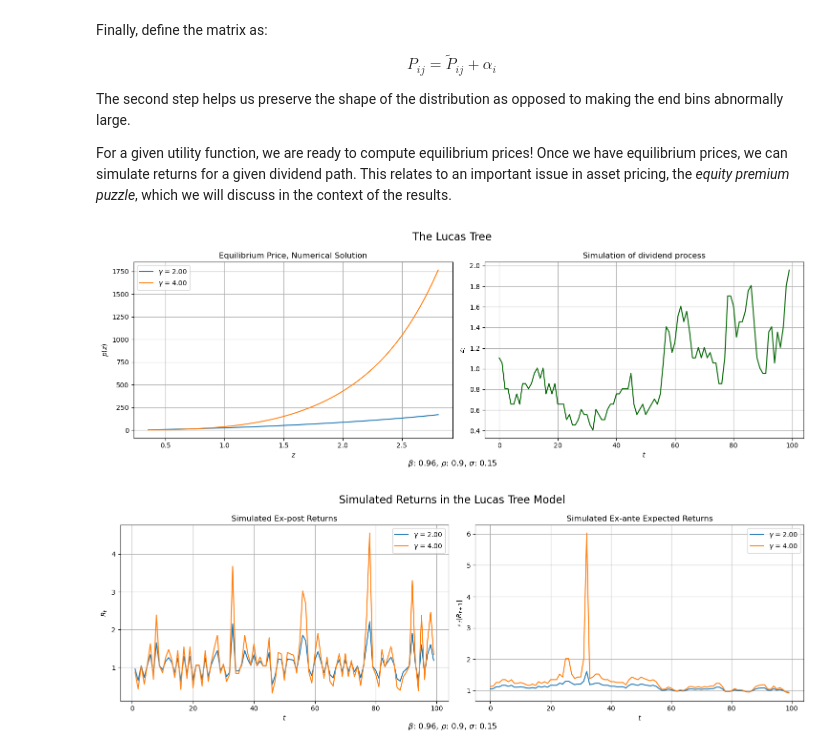
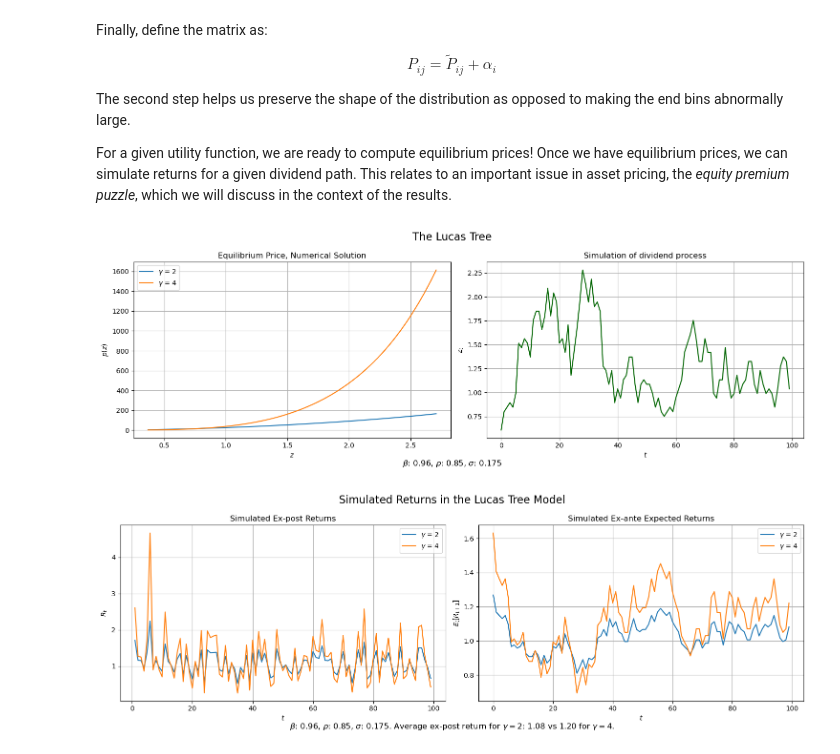
Before and after one commit to dandoreyrodriguez/computation_for_dynamic_programming, a Jupyter notebook: class_2.ipynb, the cells around one changed output. Saved outputs shown, nothing was run; the diff lists cells and outputs as text; code cells hidden in the pictures.

```diff
--- a/class_2.ipynb
+++ b/class_2.ipynb
@@ -201,7 +201,7 @@ def VFI_Lucas(beta, gamma, grid_size, z_grid, P, p_initial, threshold):
 # set up the class
 class LucasAssetTree:
     # initialise
-    def __init__(self, grid_size, gamma , beta = 0.96, rho = 0.9, sigma = 0.15, m = 3, threshold = 1e-6):
+    def __init__(self, grid_size, gamma , beta = 0.96, rho = 0.85, sigma = 0.175, m = 3, threshold = 1e-6):
 
         # set parameters
         self.N = grid_size
@@ -297,7 +297,7 @@ class LucasAssetTree:
 # pick on size of grid for plot
 plot_grid_size = 50
 plot_simulation_length = 100
-lucas_seed = 1978
+lucas_seed = 78
 
 # An example with gamma = 2
 lucas_ex1 = LucasAssetTree(plot_grid_size, 2)
@@ -305,6 +305,7 @@ lucas_ex1.solve()
 lucas_ex1.simulate_Lucas(T=plot_simulation_length,seed = lucas_seed)
 lucas_ex1.ex_post_returns()
 lucas_ex1.ex_ante_returns()
+av_1_post = np.nanmean(lucas_ex1.sim_ex_post_r)
 
 # An example with gamma = 4
 lucas_ex2 = LucasAssetTree(plot_grid_size, 4)
@@ -312,14 +313,15 @@ lucas_ex2.solve()
 lucas_ex2.simulate_Lucas(T=plot_simulation_length, seed = lucas_seed)
 lucas_ex2.ex_post_returns()
 lucas_ex2.ex_ante_returns()
+av_2_post = np.nanmean(lucas_ex2.sim_ex_post_r)
 
 
 # initialise the figure of 2 plots
 fig_1, axs_1 = plt.subplots(1, 2, figsize=(15, 5))
 # plot the price function
 axs_1[0].set_title('Equilibrium Price, Numerical Solution')
-axs_1[0].plot(lucas_ex1.z_grid, lucas_ex1.p_final, label = fr'$\gamma$ = {lucas_ex1.gamma:.2f}')
-axs_1[0].plot(lucas_ex2.z_grid, lucas_ex2.p_final, label = fr'$\gamma$ = {lucas_ex2.gamma:.2f}')
+axs_1[0].plot(lucas_ex1.z_grid, lucas_ex1.p_final, label = fr'$\gamma$ = {lucas_ex1.gamma}')
+axs_1[0].plot(lucas_ex2.z_grid, lucas_ex2.p_final, label = fr'$\gamma$ = {lucas_ex2.gamma}')
 axs_1[0].set_xlabel(r"$z$")
 axs_1[0].set_ylabel(r"$p(z)$")
 axs_1[0].legend()
@@ -334,37 +336,37 @@ axs_1[1].grid()
 # set title
 fig_1.suptitle(f'The Lucas Tree', fontsize=16)
 # subtitle
 fig_1.text(0.5, 0, rf'$\beta$: {lucas_ex1.beta}, $\rho$: {lucas_ex1.rho}, $\sigma$: {lucas_ex1.sigma}', ha='center', fontsize=12)
 plt.tight_layout()
 plt.show()
 
 # initialize the figure
 fig_2, axs_2 = plt.subplots(1, 2, figsize=(15, 5))
 # ex-post returns
 axs_2[0].set_title('Simulated Ex-post Returns')
-axs_2[0].plot(range(plot_simulation_length), lucas_ex1.sim_ex_post_r, label=fr'$\gamma$ = {lucas_ex1.gamma:.2f}')
-axs_2[0].plot(range(plot_simulation_length), lucas_ex2.sim_ex_post_r, label=fr'$\gamma$ = {lucas_ex2.gamma:.2f}')
+axs_2[0].plot(range(plot_simulation_length), lucas_ex1.sim_ex_post_r, label=fr'$\gamma$ = {lucas_ex1.gamma}')
+axs_2[0].plot(range(plot_simulation_length), lucas_ex2.sim_ex_post_r, label=fr'$\gamma$ = {lucas_ex2.gamma}')
 axs_2[0].set_xlabel(rf"$t$")
 axs_2[0].set_ylabel(rf"$R_t$")
 axs_2[0].legend()
 axs_2[0].grid()
 
 # ex-ante returns
 axs_2[1].set_title('Simulated Ex-ante Expected Returns')
-axs_2[1].plot(range(plot_simulation_length), lucas_ex1.sim_ex_ante_r, label=fr'$\gamma$ = {lucas_ex1.gamma:.2f}')
-axs_2[1].plot(range(plot_simulation_length), lucas_ex2.sim_ex_ante_r, label=fr'$\gamma$ = {lucas_ex2.gamma:.2f}')
+axs_2[1].plot(range(plot_simulation_length), lucas_ex1.sim_ex_ante_r, label=fr'$\gamma$ = {lucas_ex1.gamma}')
+axs_2[1].plot(range(plot_simulation_length), lucas_ex2.sim_ex_ante_r, label=fr'$\gamma$ = {lucas_ex2.gamma}')
 axs_2[1].set_xlabel(rf"$t$")
 axs_2[1].set_ylabel(r"$\mathbb{E}_t[R_{t+1}]$")
 axs_2[1].legend()
 axs_2[1].grid()
 
 # overall title and footer
 fig_2.suptitle("Simulated Returns in the Lucas Tree Model", fontsize=16)
-fig_2.text(0.5, 0, rf'$\beta$: {lucas_ex1.beta}, $\rho$: {lucas_ex1.rho}, $\sigma$: {lucas_ex1.sigma}',
+fig_2.text(0.5, 0, rf'$\beta$: {lucas_ex1.beta}, $\rho$: {lucas_ex1.rho}, $\sigma$: {lucas_ex1.sigma}. Average ex-post return for $\gamma=${lucas_ex1.gamma}: {av_1_post:.2f} vs {av_2_post:.2f} for $\gamma=${lucas_ex2.gamma}.',
            ha='center', fontsize=12)
 
 plt.tight_layout()
 plt.show()
 # %% [output]
-[figure, old version]
+[figure, new version]
-[figure, old version]
+[figure, new version]
```
Also changed, not shown: parts of 4 cells of this notebook.
